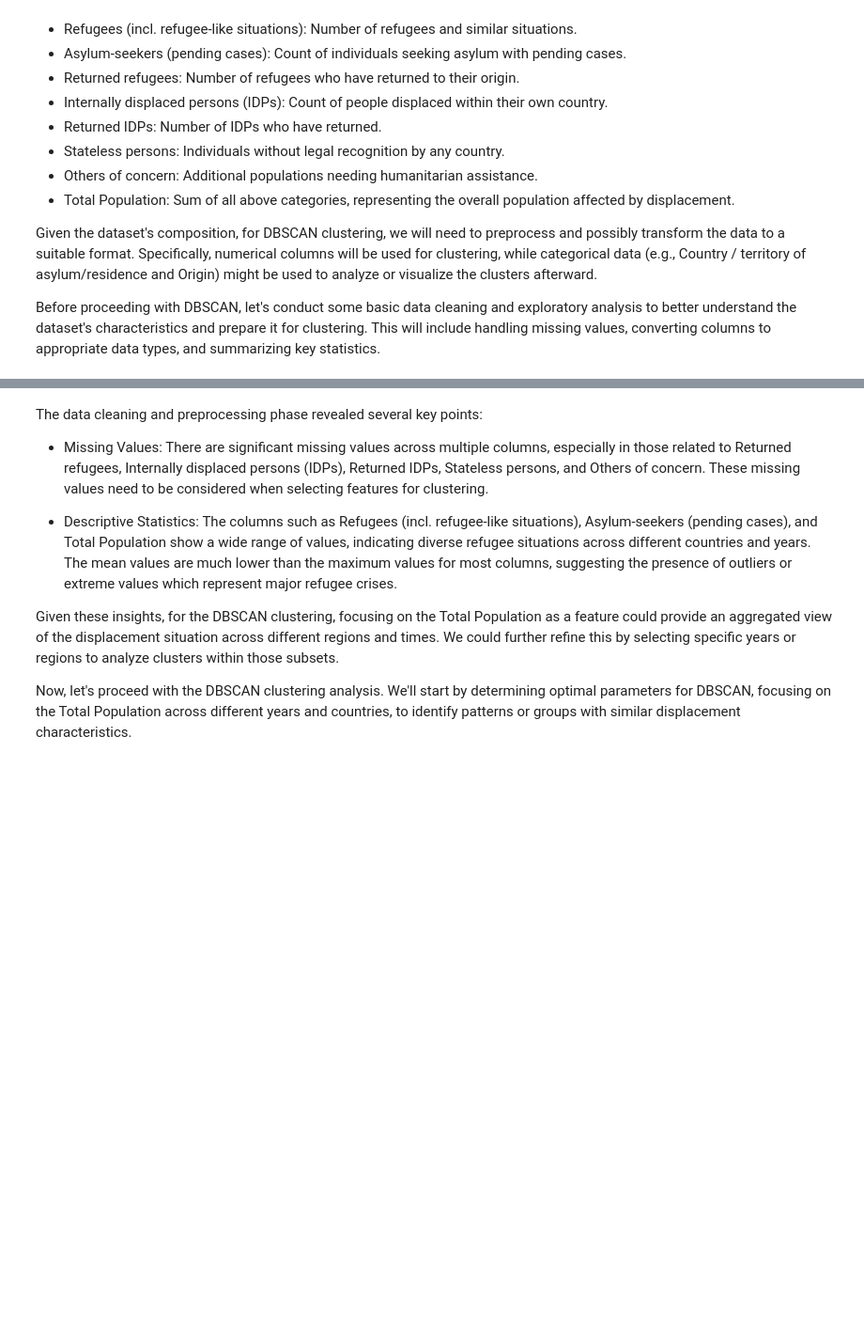
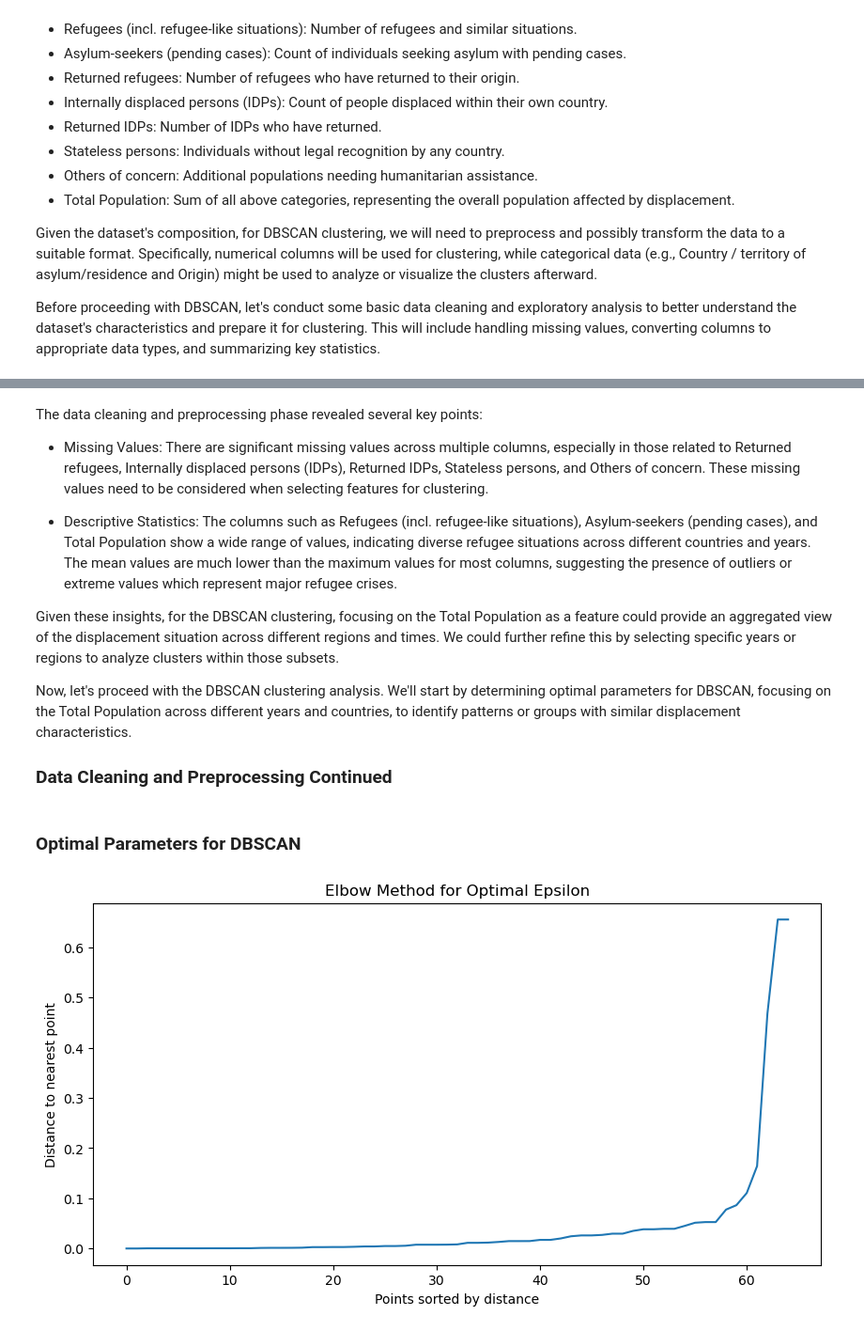
Before and after one commit to shy19007/INDE577_Fianl_Project, a Jupyter notebook: Unsupervised Learning/8_DBSCAN/8_DBSCAN.ipynb, the cells around one changed output, grey strips where cells are left out. Shown at 94% size. Cells and saved outputs as stored; diff of their text form; code cells hidden in the pictures; blank space fills up the shorter version.

```diff
--- a/Unsupervised Learning/8_DBSCAN/8_DBSCAN.ipynb
+++ b/Unsupervised Learning/8_DBSCAN/8_DBSCAN.ipynb
@@ -109,3 +109,46 @@ The mean values are much lower than the maximum values for most columns, suggest
 Given these insights, for the DBSCAN clustering, focusing on the Total Population as a feature could provide an aggregated view of the displacement situation across different regions and times. We could further refine this by selecting specific years or regions to analyze clusters within those subsets.
 
 Now, let's proceed with the DBSCAN clustering analysis. We'll start by determining optimal parameters for DBSCAN, focusing on the Total Population across different years and countries, to identify patterns or groups with similar displacement characteristics.
+
+### Data Cleaning and Preprocessing Continued
+# %%
+import numpy as np
+
+# Replace '*' with NaN, then fill NaNs with 0 before converting to int
+refugee_data['Total Population'] = refugee_data['Total Population'].replace('*', np.nan)
+refugee_data['Total Population'].fillna(0, inplace=True)
+
+# Now convert 'Total Population' to integer type
+refugee_data['Total Population'] = refugee_data['Total Population'].astype(int)
+
+# Continue with the aggregation as before
+yearly_totals = refugee_data.groupby('Year')['Total Population'].sum().reset_index()
+# %% [markdown]
+### Optimal Parameters for DBSCAN
+# %%
+import numpy as np
+import matplotlib.pyplot as plt
+from sklearn.neighbors import NearestNeighbors
+from sklearn.preprocessing import StandardScaler
+
+# We will standardize the 'Total Population' feature as DBSCAN is sensitive to the scale of data
+scaler = StandardScaler()
+yearly_totals_scaled = scaler.fit_transform(yearly_totals[['Total Population']])
+
+# Use NearestNeighbors to find the optimal epsilon
+neigh = NearestNeighbors(n_neighbors=2)
+nbrs = neigh.fit(yearly_totals_scaled)
+distances, indices = nbrs.kneighbors(yearly_totals_scaled)
+
+distances = np.sort(distances, axis=0)
+distances = distances[:, 1]
+
+# Plot to find the elbow point for epsilon
+plt.figure(figsize=(10, 5))
+plt.plot(distances)
+plt.title('Elbow Method for Optimal Epsilon')
+plt.xlabel('Points sorted by distance')
+plt.ylabel('Distance to nearest point')
+plt.show()
+# %% [output]
+[figure, added]
```
